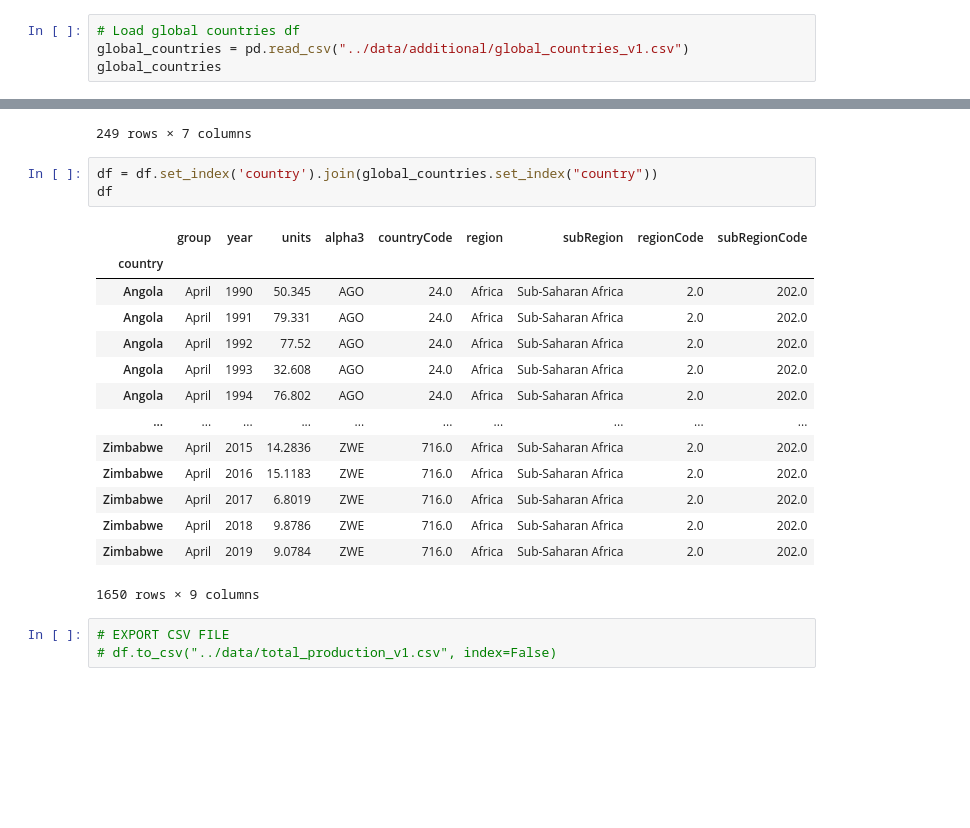
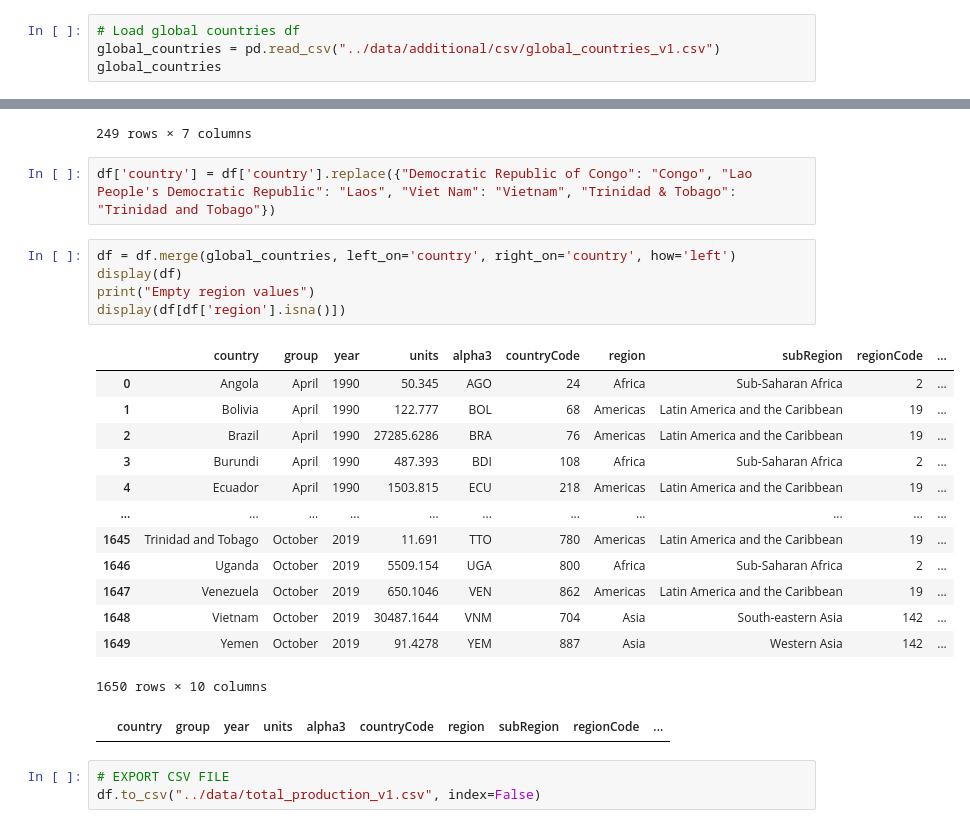
Before and after one commit to hpuma/global-coffee-trade-historical-data, a Jupyter notebook: curation/tp_data_wrangling.ipynb, the cells around one changed output, grey strips where cells are left out. Saved outputs shown, nothing was run; the diff lists cells and outputs as text; blank space fills up the shorter version.

Commit message:
Merge total_production to global countries dataset

```diff
--- a/curation/tp_data_wrangling.ipynb
+++ b/curation/tp_data_wrangling.ipynb
@@ -122,7 +122,7 @@ Result: CREATE NEW DATAFRAME WITH YEAR, AND UNITS COLUMNS
 1650 rows × 4 columns
 # %%
 # Load global countries df
-global_countries = pd.read_csv("../data/additional/global_countries_v1.csv")
+global_countries = pd.read_csv("../data/additional/csv/global_countries_v1.csv")
 global_countries
 # %% [output]
 |  | country | alpha3 | countryCode | region | subRegion | regionCode | subRegionCode |
@@ -138,24 +138,28 @@ global_countries
 | 247 | Zambia | ZMB | 894 | Africa | Sub-Saharan Africa | 2 | 202 |
 | 248 | Zimbabwe | ZWE | 716 | Africa | Sub-Saharan Africa | 2 | 202 |
 249 rows × 7 columns
+# %%
+df['country'] = df['country'].replace({"Democratic Republic of Congo": "Congo", "Lao People's Democratic Republic": "Laos", "Viet Nam": "Vietnam", "Trinidad & Tobago": "Trinidad and Tobago"})
 # %%
-df = df.set_index('country').join(global_countries.set_index("country"))
-df
+df = df.merge(global_countries, left_on='country', right_on='country', how='left')
+display(df)
+print("Empty region values")
+display(df[df['region'].isna()])
 # %% [output]
-|  | group | year | units | alpha3 | countryCode | region | subRegion | regionCode | subRegionCode |
-| country |  |  |  |  |  |  |  |  |  |
-| Angola | April | 1990 | 50.345 | AGO | 24.0 | Africa | Sub-Saharan Africa | 2.0 | 202.0 |
-| Angola | April | 1991 | 79.331 | AGO | 24.0 | Africa | Sub-Saharan Africa | 2.0 | 202.0 |
-| Angola | April | 1992 | 77.52 | AGO | 24.0 | Africa | Sub-Saharan Africa | 2.0 | 202.0 |
-| Angola | April | 1993 | 32.608 | AGO | 24.0 | Africa | Sub-Saharan Africa | 2.0 | 202.0 |
-| Angola | April | 1994 | 76.802 | AGO | 24.0 | Africa | Sub-Saharan Africa | 2.0 | 202.0 |
-| ... | ... | ... | ... | ... | ... | ... | ... | ... | ... |
-| Zimbabwe | April | 2015 | 14.2836 | ZWE | 716.0 | Africa | Sub-Saharan Africa | 2.0 | 202.0 |
-| Zimbabwe | April | 2016 | 15.1183 | ZWE | 716.0 | Africa | Sub-Saharan Africa | 2.0 | 202.0 |
-| Zimbabwe | April | 2017 | 6.8019 | ZWE | 716.0 | Africa | Sub-Saharan Africa | 2.0 | 202.0 |
-| Zimbabwe | April | 2018 | 9.8786 | ZWE | 716.0 | Africa | Sub-Saharan Africa | 2.0 | 202.0 |
-| Zimbabwe | April | 2019 | 9.0784 | ZWE | 716.0 | Africa | Sub-Saharan Africa | 2.0 | 202.0 |
+|  | country | group | year | units | alpha3 | countryCode | region | subRegion | regionCode | ... |
+| 0 | Angola | April | 1990 | 50.345 | AGO | 24 | Africa | Sub-Saharan Africa | 2 | ... |
+| 1 | Bolivia | April | 1990 | 122.777 | BOL | 68 | Americas | Latin America and the Caribbean | 19 | ... |
+| 2 | Brazil | April | 1990 | 27285.6286 | BRA | 76 | Americas | Latin America and the Caribbean | 19 | ... |
+| 3 | Burundi | April | 1990 | 487.393 | BDI | 108 | Africa | Sub-Saharan Africa | 2 | ... |
+| 4 | Ecuador | April | 1990 | 1503.815 | ECU | 218 | Americas | Latin America and the Caribbean | 19 | ... |
+| ... | ... | ... | ... | ... | ... | ... | ... | ... | ... | ... |
+| 1645 | Trinidad and Tobago | October | 2019 | 11.691 | TTO | 780 | Americas | Latin America and the Caribbean | 19 | ... |
+| 1646 | Uganda | October | 2019 | 5509.154 | UGA | 800 | Africa | Sub-Saharan Africa | 2 | ... |
+| 1647 | Venezuela | October | 2019 | 650.1046 | VEN | 862 | Americas | Latin America and the Caribbean | 19 | ... |
+| 1648 | Vietnam | October | 2019 | 30487.1644 | VNM | 704 | Asia | South-eastern Asia | 142 | ... |
+| 1649 | Yemen | October | 2019 | 91.4278 | YEM | 887 | Asia | Western Asia | 142 | ... |
-1650 rows × 9 columns
+1650 rows × 10 columns
+|  | country | group | year | units | alpha3 | countryCode | region | subRegion | regionCode | ... |
 # %%
 # EXPORT CSV FILE
-# df.to_csv("../data/total_production_v1.csv", index=False)
+df.to_csv("../data/total_production_v1.csv", index=False)
```
Also changed, not shown: 1 other file.
